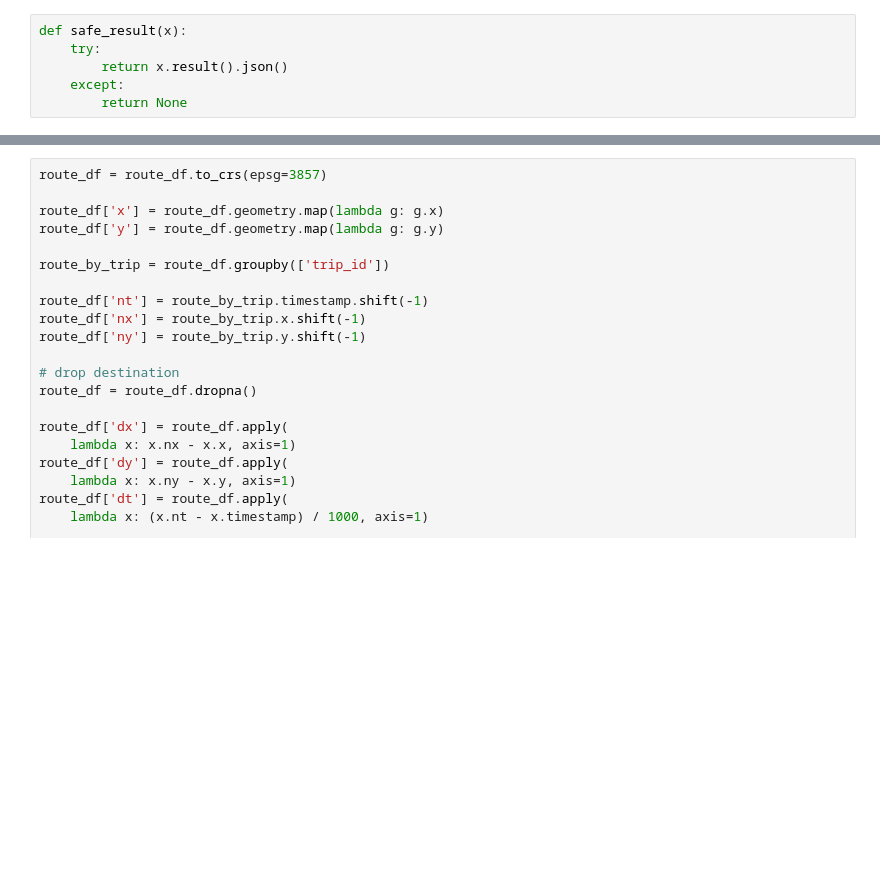
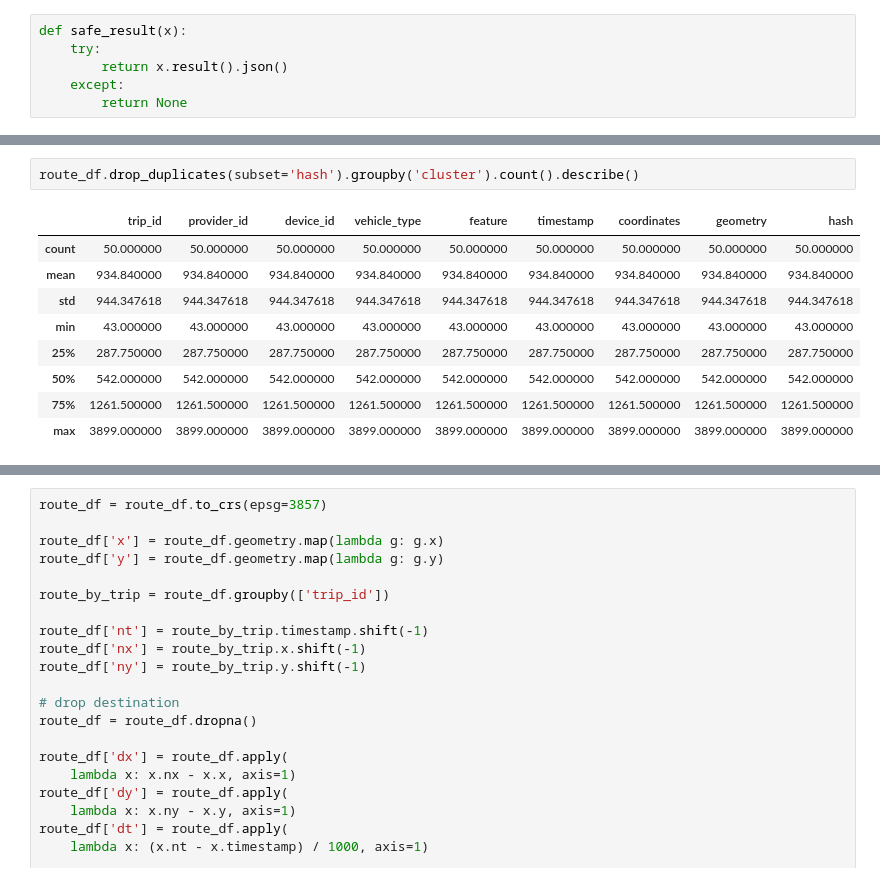
Before and after one commit to mike-mcdonald/notebooks, a Jupyter notebook: py/MDS sharedstreets tests.ipynb, the cells around one changed output, grey strips where cells are left out. Saved outputs shown, nothing was run; the diff lists cells and outputs as text; blank space fills up the shorter version.

```diff
--- a/py/MDS sharedstreets tests.ipynb
+++ b/py/MDS sharedstreets tests.ipynb
@@ -170,0 +322,12 @@ def parse_route(trip):
+# %%
+route_df.drop_duplicates(subset='hash').groupby('cluster').count().describe()
+# %% [output]
+|  | trip_id | provider_id | device_id | vehicle_type | feature | timestamp | coordinates | geometry | hash |
+| count | 50.000000 | 50.000000 | 50.000000 | 50.000000 | 50.000000 | 50.000000 | 50.000000 | 50.000000 | 50.000000 |
+| mean | 934.840000 | 934.840000 | 934.840000 | 934.840000 | 934.840000 | 934.840000 | 934.840000 | 934.840000 | 934.840000 |
+| std | 944.347618 | 944.347618 | 944.347618 | 944.347618 | 944.347618 | 944.347618 | 944.347618 | 944.347618 | 944.347618 |
+| min | 43.000000 | 43.000000 | 43.000000 | 43.000000 | 43.000000 | 43.000000 | 43.000000 | 43.000000 | 43.000000 |
+| 25% | 287.750000 | 287.750000 | 287.750000 | 287.750000 | 287.750000 | 287.750000 | 287.750000 | 287.750000 | 287.750000 |
+| 50% | 542.000000 | 542.000000 | 542.000000 | 542.000000 | 542.000000 | 542.000000 | 542.000000 | 542.000000 | 542.000000 |
+| 75% | 1261.500000 | 1261.500000 | 1261.500000 | 1261.500000 | 1261.500000 | 1261.500000 | 1261.500000 | 1261.500000 | 1261.500000 |
+| max | 3899.000000 | 3899.000000 | 3899.000000 | 3899.000000 | 3899.000000 | 3899.000000 | 3899.000000 | 3899.000000 | 3899.000000 |
```
Also changed, not shown: parts of 41 cells of this notebook.
